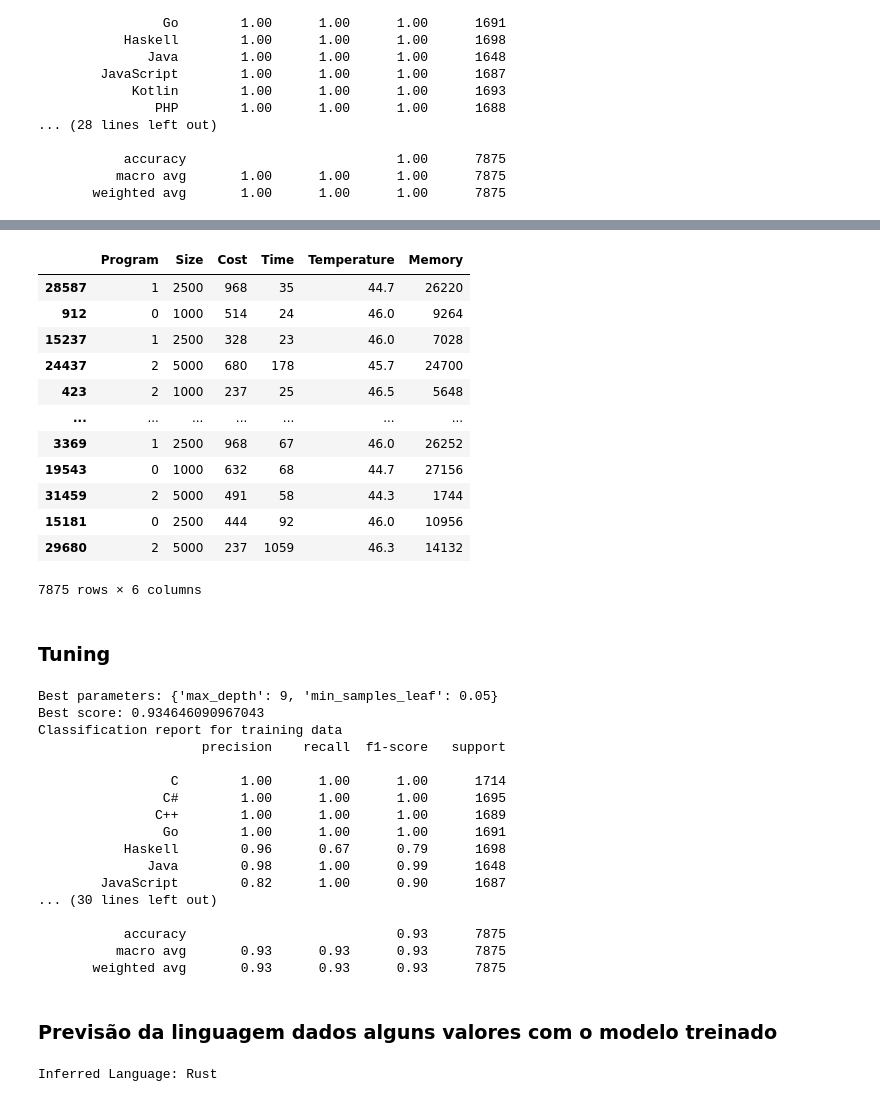
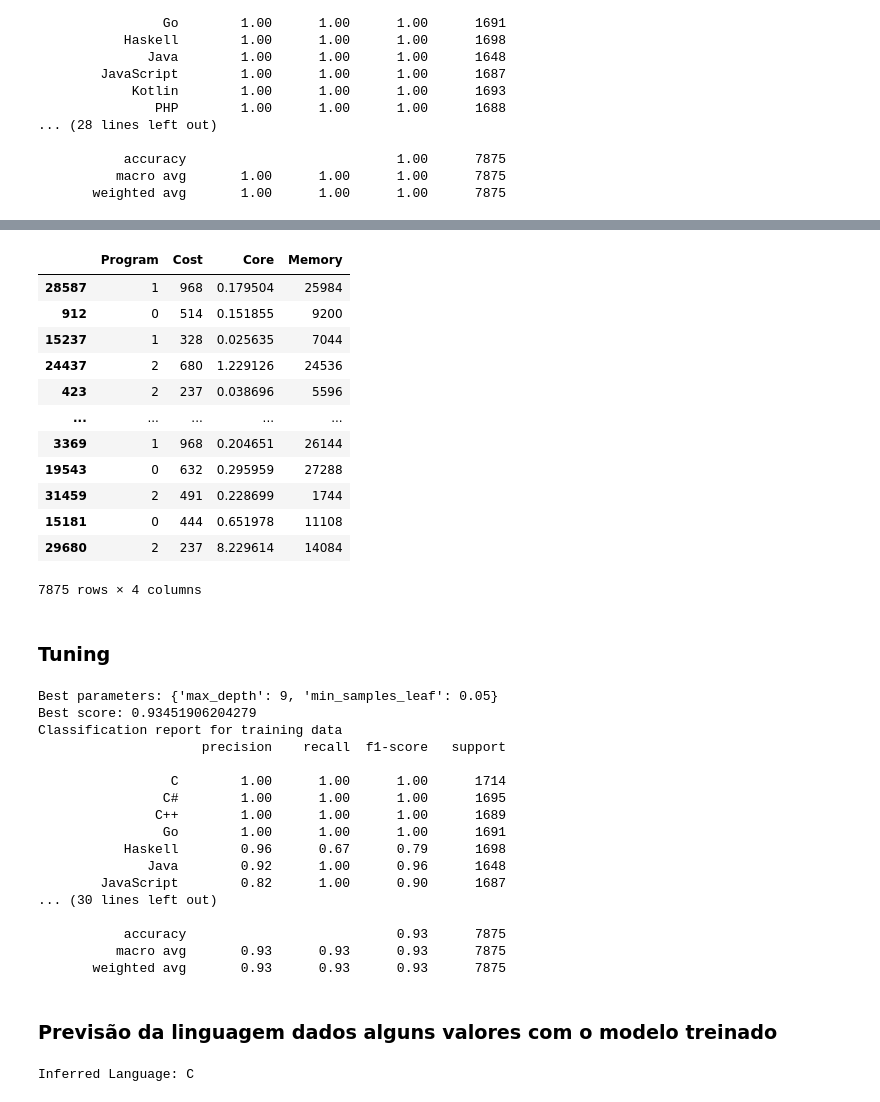
Before and after one commit to realRunlo/EnergyMeasurement, a Jupyter notebook: notebooks/decision_tree.ipynb, the cells around one changed output, grey strips where cells are left out. Cells and saved outputs as stored; diff of their text form; code cells hidden in the pictures.

```diff
--- a/notebooks/decision_tree.ipynb
+++ b/notebooks/decision_tree.ipynb
@@ -99,25 +99,25 @@ plt.show()
 # %%
 y = df["Language"]
-x = df.drop(columns=['Language', 'DRAM', 'GPU', 'Core', 'Package', 'PowerLimit'])
+x = df.drop(columns=['Language', 'Temperature', 'DRAM', 'PowerLimit', 'GPU', 'Package', 'Time', 'Size'])
 x.replace(replace_map, inplace=True)
 
 x_train, x_test, y_train,y_test = train_test_split(x,y,test_size=0.25,random_state=2023)
 
 x_test
 # %% [output]
-|  | Program | Size | Cost | Time | Temperature | Memory |
-| 28587 | 1 | 2500 | 968 | 35 | 44.7 | 26220 |
-| 912 | 0 | 1000 | 514 | 24 | 46.0 | 9264 |
-| 15237 | 1 | 2500 | 328 | 23 | 46.0 | 7028 |
-| 24437 | 2 | 5000 | 680 | 178 | 45.7 | 24700 |
-| 423 | 2 | 1000 | 237 | 25 | 46.5 | 5648 |
-| ... | ... | ... | ... | ... | ... | ... |
-| 3369 | 1 | 2500 | 968 | 67 | 46.0 | 26252 |
-| 19543 | 0 | 1000 | 632 | 68 | 44.7 | 27156 |
-| 31459 | 2 | 5000 | 491 | 58 | 44.3 | 1744 |
-| 15181 | 0 | 2500 | 444 | 92 | 46.0 | 10956 |
-| 29680 | 2 | 5000 | 237 | 1059 | 46.3 | 14132 |
+|  | Program | Cost | Core | Memory |
+| 28587 | 1 | 968 | 0.179504 | 25984 |
+| 912 | 0 | 514 | 0.151855 | 9200 |
+| 15237 | 1 | 328 | 0.025635 | 7044 |
+| 24437 | 2 | 680 | 1.229126 | 24536 |
+| 423 | 2 | 237 | 0.038696 | 5596 |
+| ... | ... | ... | ... | ... |
+| 3369 | 1 | 968 | 0.204651 | 26144 |
+| 19543 | 0 | 632 | 0.295959 | 27288 |
+| 31459 | 2 | 491 | 0.228699 | 1744 |
+| 15181 | 0 | 444 | 0.651978 | 11108 |
+| 29680 | 2 | 237 | 8.229614 | 14084 |
-7875 rows × 6 columns
+7875 rows × 4 columns
 # %% [markdown]
 ### Tuning
 # %%
@@ -143,7 +143,7 @@ print("\nClassification report for test data")
 print(classification_report(y_test, predictions_test, zero_division=1))
 # %% [output]
 Best parameters: {'max_depth': 9, 'min_samples_leaf': 0.05}
-Best score: 0.934646090967043
+Best score: 0.93451906204279
 Classification report for training data
                      precision    recall  f1-score   support
 
@@ -152,7 +152,7 @@ Classification report for training data
                C++        1.00      1.00      1.00      1689
                 Go        1.00      1.00      1.00      1691
            Haskell        0.96      0.67      0.79      1698
-              Java        0.98      1.00      0.99      1648
+              Java        0.92      1.00      0.96      1648
         JavaScript        0.82      1.00      0.90      1687
 ... (30 lines left out)
 
@@ -164,19 +164,15 @@ Classification report for training data
 # %%
 # Assuming you have already defined the variables:
 Program = "QuickSort "
-Size = 2500
-Cost = 1
-Time = 12
-Temperature = 44.0
-Memory = 2000
+Core = 0.25
+Cost = 1000
+Memory = 1000
 
 # Create a dictionary with the input data
 input_data = {
     'Program': [replace_map['Program'][Program]],
-    'Size': [Size],
+    'Core': [Core],
     'Cost': [Cost],
-    'Time': [Time],
-    'Temperature': [Temperature],
     'Memory': [Memory]
 }
 
@@ -184,7 +180,7 @@ input_data = {
 input_df = pd.DataFrame(input_data)
 
 # Extract the feature columns (x) from the input DataFrame
-x = input_df[['Program', 'Size', 'Cost', 'Time', 'Temperature', 'Memory']]
+x = input_df[["Program", "Cost", "Core", "Memory"]]
 
 # Make predictions for the input data
 prediction = grid_search.predict(x)
@@ -194,4 +190,4 @@ inferred_language = prediction[0]
 
 print("Inferred Language:", inferred_language)
 # %% [output]
-Inferred Language: Rust
+Inferred Language: C
```
Also changed, not shown: parts of 1 cell of this notebook, 49 other files.
